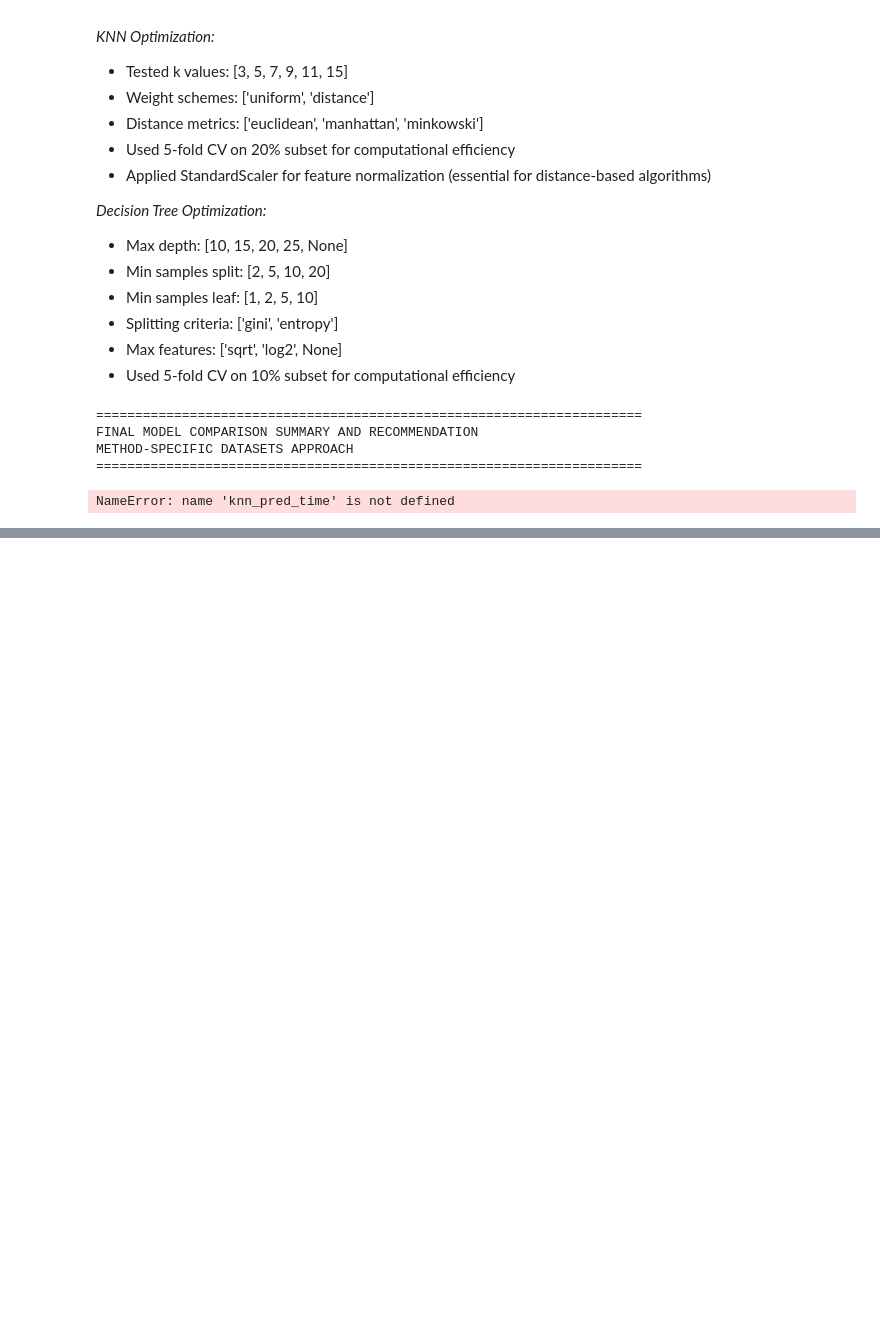
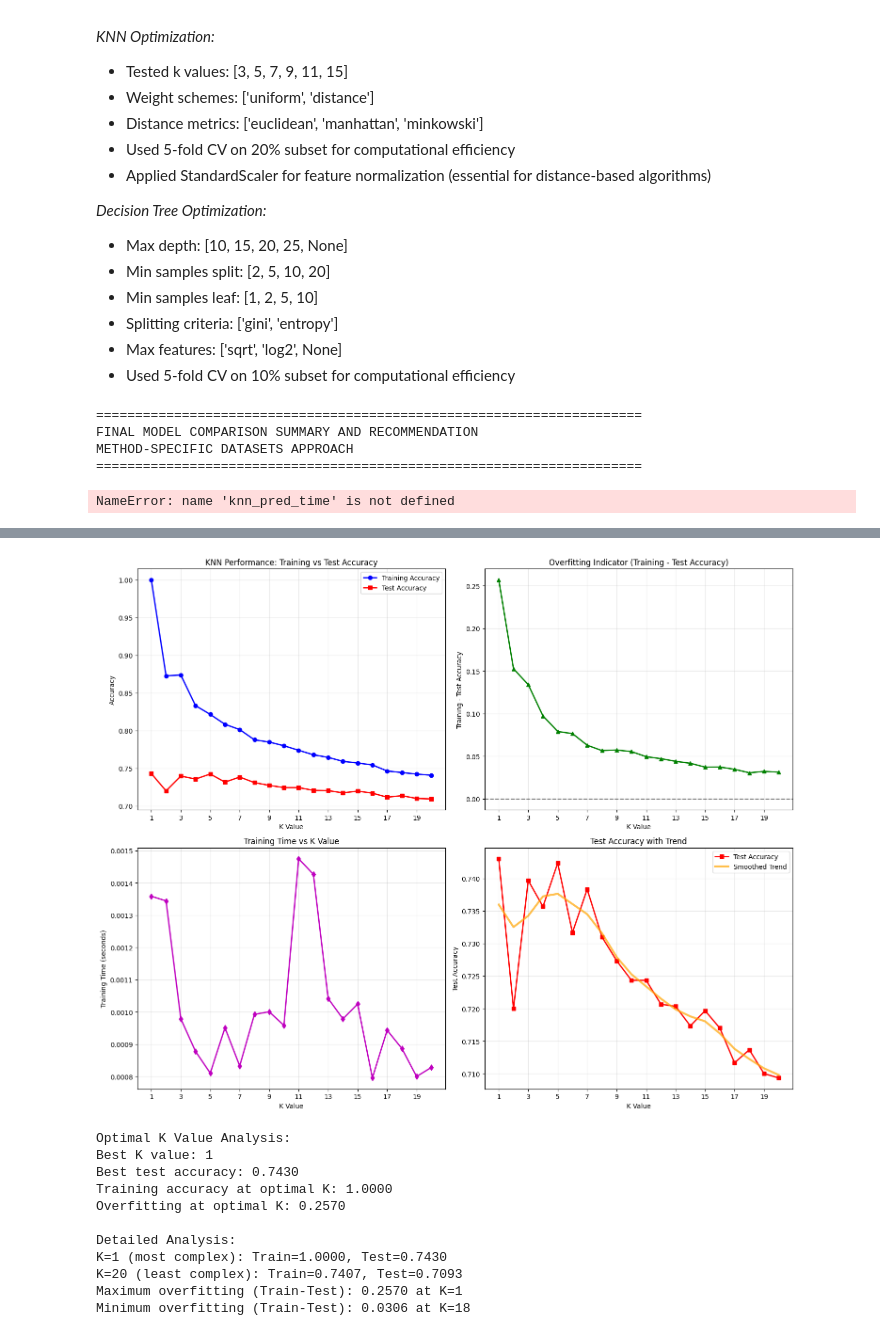
Before and after one commit to Voltzz9/ml441_assignments, a Jupyter notebook: assign2/code/Analysis.ipynb, the cells around one changed output, grey strips where cells are left out. Saved outputs shown, nothing was run; the diff lists cells and outputs as text; code cells hidden in the pictures; blank space fills up the shorter version.

```diff
--- a/assign2/code/Analysis.ipynb
+++ b/assign2/code/Analysis.ipynb
@@ -1851,0 +1916,3 @@ NameError: name 'knn_pred_time' is not defined
+# %%
+# First get a sample of 10 000 observations from data
+sample_data = knn_df.sample(n=10000, random_state=42)
@@ -1851,0 +2019,77 @@ NameError: name 'knn_pred_time' is not defined
+# %%
+# Create comprehensive plots
+fig, ((ax1, ax2), (ax3, ax4)) = plt.subplots(2, 2, figsize=(15, 12))
+
+# Plot 1: Train vs Test Accuracy
+ax1.plot(k_values, train_accuracies, 'b-o', label='Training Accuracy', linewidth=2, markersize=6)
+ax1.plot(k_values, test_accuracies, 'r-s', label='Test Accuracy', linewidth=2, markersize=6)
+ax1.set_xlabel('K Value')
+ax1.set_ylabel('Accuracy')
+ax1.set_title('KNN Performance: Training vs Test Accuracy')
+ax1.legend()
+ax1.grid(True, alpha=0.3)
+ax1.set_xticks(k_values[::2])  # Show every other k value for clarity
+
+# Plot 2: Difference between Train and Test Accuracy (Overfitting indicator)
+accuracy_diff = [train - test for train, test in zip(train_accuracies, test_accuracies)]
+ax2.plot(k_values, accuracy_diff, 'g-^', linewidth=2, markersize=6)
+ax2.set_xlabel('K Value')
+ax2.set_ylabel('Training - Test Accuracy')
+ax2.set_title('Overfitting Indicator (Training - Test Accuracy)')
+ax2.grid(True, alpha=0.3)
+ax2.axhline(y=0, color='black', linestyle='--', alpha=0.5)
+ax2.set_xticks(k_values[::2])
+
+# Plot 3: Training Time vs K Value
+ax3.plot(k_values, training_times, 'm-d', linewidth=2, markersize=6)
+ax3.set_xlabel('K Value')
+ax3.set_ylabel('Training Time (seconds)')
+ax3.set_title('Training Time vs K Value')
+ax3.grid(True, alpha=0.3)
+ax3.set_xticks(k_values[::2])
+
+# Plot 4: Test Accuracy with confidence bands
+ax4.plot(k_values, test_accuracies, 'r-s', linewidth=2, markersize=6, label='Test Accuracy')
+# Add a smoothed trend line for test accuracy
+from scipy.ndimage import gaussian_filter1d
+smoothed_test = gaussian_filter1d(test_accuracies, sigma=1)
+ax4.plot(k_values, smoothed_test, 'orange', linewidth=3, alpha=0.7, label='Smoothed Trend')
+ax4.set_xlabel('K Value')
+ax4.set_ylabel('Test Accuracy')
+ax4.set_title('Test Accuracy with Trend')
+ax4.legend()
+ax4.grid(True, alpha=0.3)
+ax4.set_xticks(k_values[::2])
+
+plt.tight_layout()
+plt.show()
+
+# Find optimal k based on test accuracy
+optimal_k_idx = test_accuracies.index(max(test_accuracies))
+optimal_k = k_values[optimal_k_idx]
+
+print(f"\nOptimal K Value Analysis:")
+print(f"Best K value: {optimal_k}")
+print(f"Best test accuracy: {max(test_accuracies):.4f}")
+print(f"Training accuracy at optimal K: {train_accuracies[optimal_k_idx]:.4f}")
+print(f"Overfitting at optimal K: {train_accuracies[optimal_k_idx] - test_accuracies[optimal_k_idx]:.4f}")
+
+# Additional analysis
+print(f"\nDetailed Analysis:")
+print(f"K=1 (most complex): Train={train_accuracies[0]:.4f}, Test={test_accuracies[0]:.4f}")
+print(f"K=20 (least complex): Train={train_accuracies[-1]:.4f}, Test={test_accuracies[-1]:.4f}")
+print(f"Maximum overfitting (Train-Test): {max(accuracy_diff):.4f} at K={k_values[accuracy_diff.index(max(accuracy_diff))]}")
+print(f"Minimum overfitting (Train-Test): {min(accuracy_diff):.4f} at K={k_values[accuracy_diff.index(min(accuracy_diff))]}")
+# %% [output]
+[figure, added]
+Optimal K Value Analysis:
+Best K value: 1
+Best test accuracy: 0.7430
+Training accuracy at optimal K: 1.0000
+Overfitting at optimal K: 0.2570
+
+Detailed Analysis:
+K=1 (most complex): Train=1.0000, Test=0.7430
+K=20 (least complex): Train=0.7407, Test=0.7093
+Maximum overfitting (Train-Test): 0.2570 at K=1
+Minimum overfitting (Train-Test): 0.0306 at K=18
```
Also changed, not shown: parts of 18 cells of this notebook, 6 other files.
